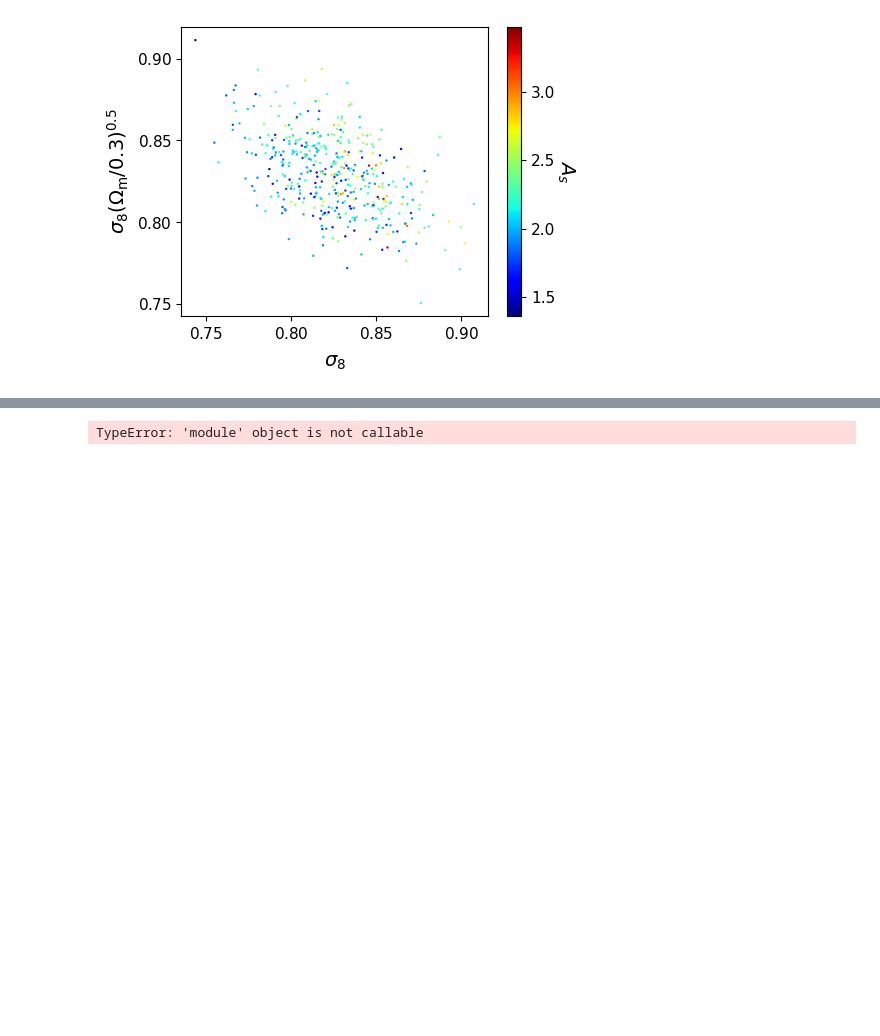
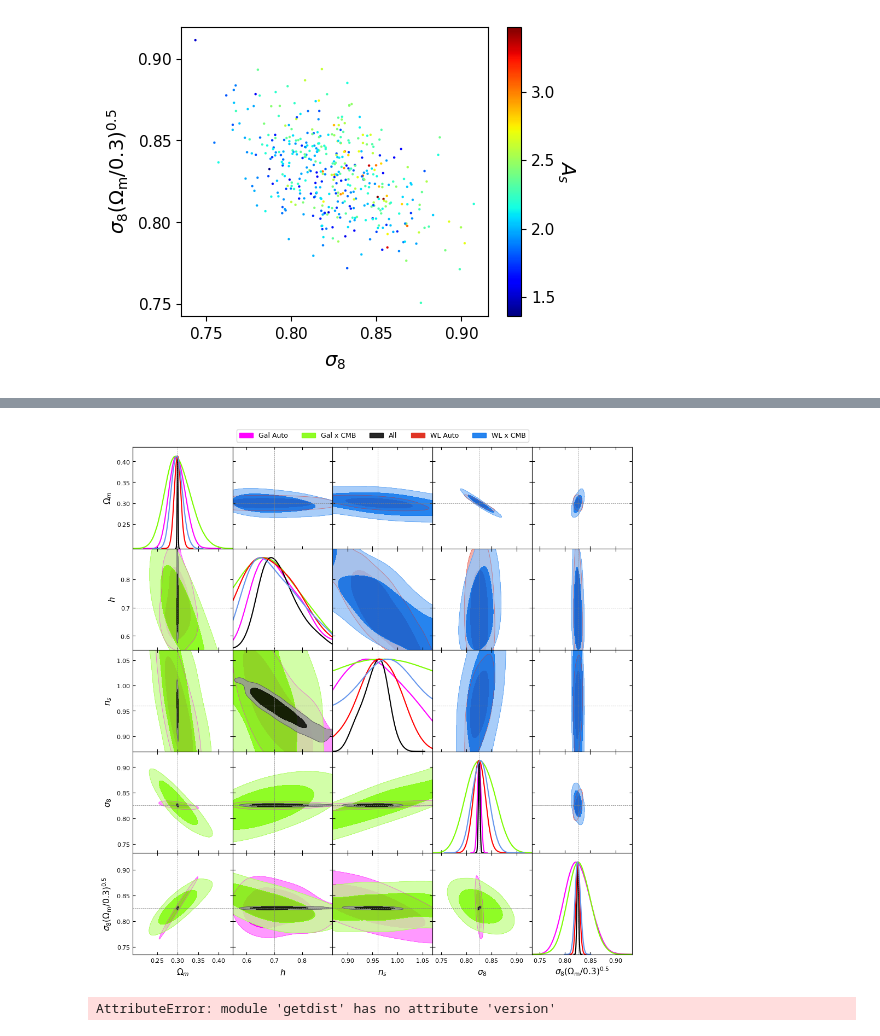
Before and after one commit to gracegibbins/cosmo4cast, a Jupyter notebook: varyparams/chain/chainplots.ipynb, the cells around one changed output, grey strips where cells are left out. Saved outputs shown, nothing was run; the diff lists cells and outputs as text; code cells hidden in the pictures; blank space fills up the shorter version.

```diff
--- a/varyparams/chain/chainplots.ipynb
+++ b/varyparams/chain/chainplots.ipynb
@@ -146,0 +153,19 @@ gdplot.export(fname='cross_constraints_plot.pdf', adir='/home/s1/ggibbins/varypa
+# %%
+#Corner plot but full grid w auto and cross combos overlaying eachother
+
+g = plots.get_subplot_plotter()
+#g.settings.alpha_filled_add=0.5
+g.triangle_plot([gal_samples, galcmb_samples, all_samples],
+                ["Omega_m","h","n_s","sigma8", "S8"], filled=True,
+                #alpha=[.5,.3],
+                colors = ['magenta','lawngreen','black'],
+                upper_roots = [wl_samples, wlcmb_samples],
+                markers={"Omega_m":0.3, "h":0.7, "n_s":0.96, "sigma8":0.825395112586185, "S8":0.825395112586185},
+                legend_labels=['Gal Auto', 'Gal x CMB', 'All', 'WL Auto', 'WL x CMB'],
+                line_args=[{'lw':1.5, 'color':'magenta'}, {'lw':1.5, 'color':'lawngreen'}, {'lw':1.5, 'color':'black'}, {'lw':1.5, 'color':'r'}, {'lw':1.5, 'color':'cornflowerblue'}])
+
+#colors=['magenta','cornflowerblue'],
+ #               upper_kwargs = {'contour_colors':['black','lime']},
+
+#g.export(fname='indivcontour_box_plot.pdf', adir='/home/s1/ggibbins/varyparams/posterplots/')
+# %% [output]
@@ -147,3 +174,4 @@ gdplot.export(fname='cross_constraints_plot.pdf', adir='/home/s1/ggibbins/varypa
+[figure, added]
 # %%
 oc = np.linspace(.1, .9, 50)
 ob = np.linspace(.03, .7, 50) ~~~~~~~~~~DEP ON GABS ANSWER
@@ -155,5 +183,6 @@ w0 = np.linspace(-3, -1, 50)
 wa = np.linspace(-3, 1, 50)
 # %%
 #gdplt('/home/s1/ggibbins/varyparams/chain/clgg_only/chains_.covmat')
+print(getdist.version())
 # %% [output]
-TypeError: 'module' object is not callable
+AttributeError: module 'getdist' has no attribute 'version'
```
Also changed, not shown: parts of 12 cells of this notebook, 1 other file.
